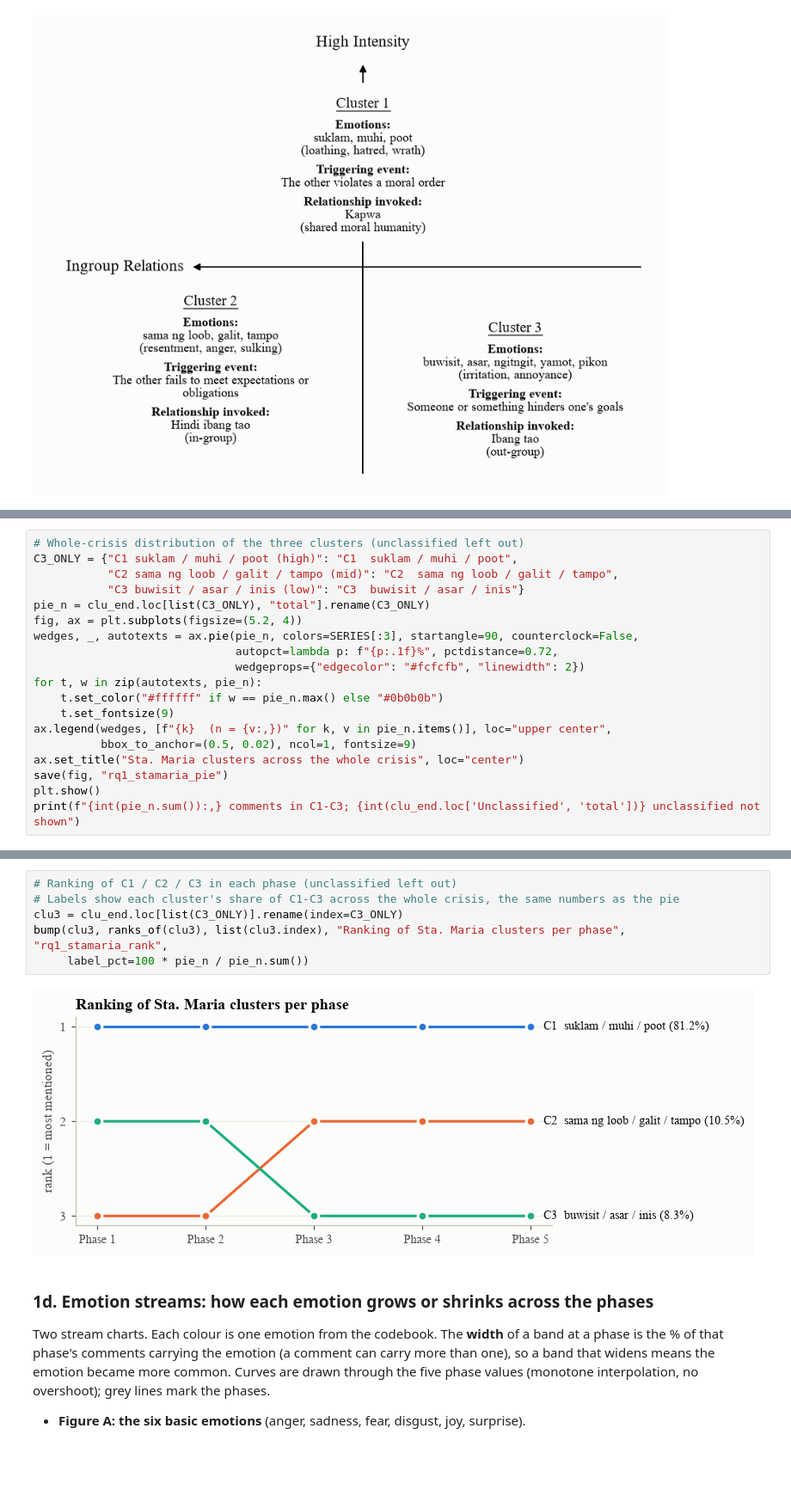
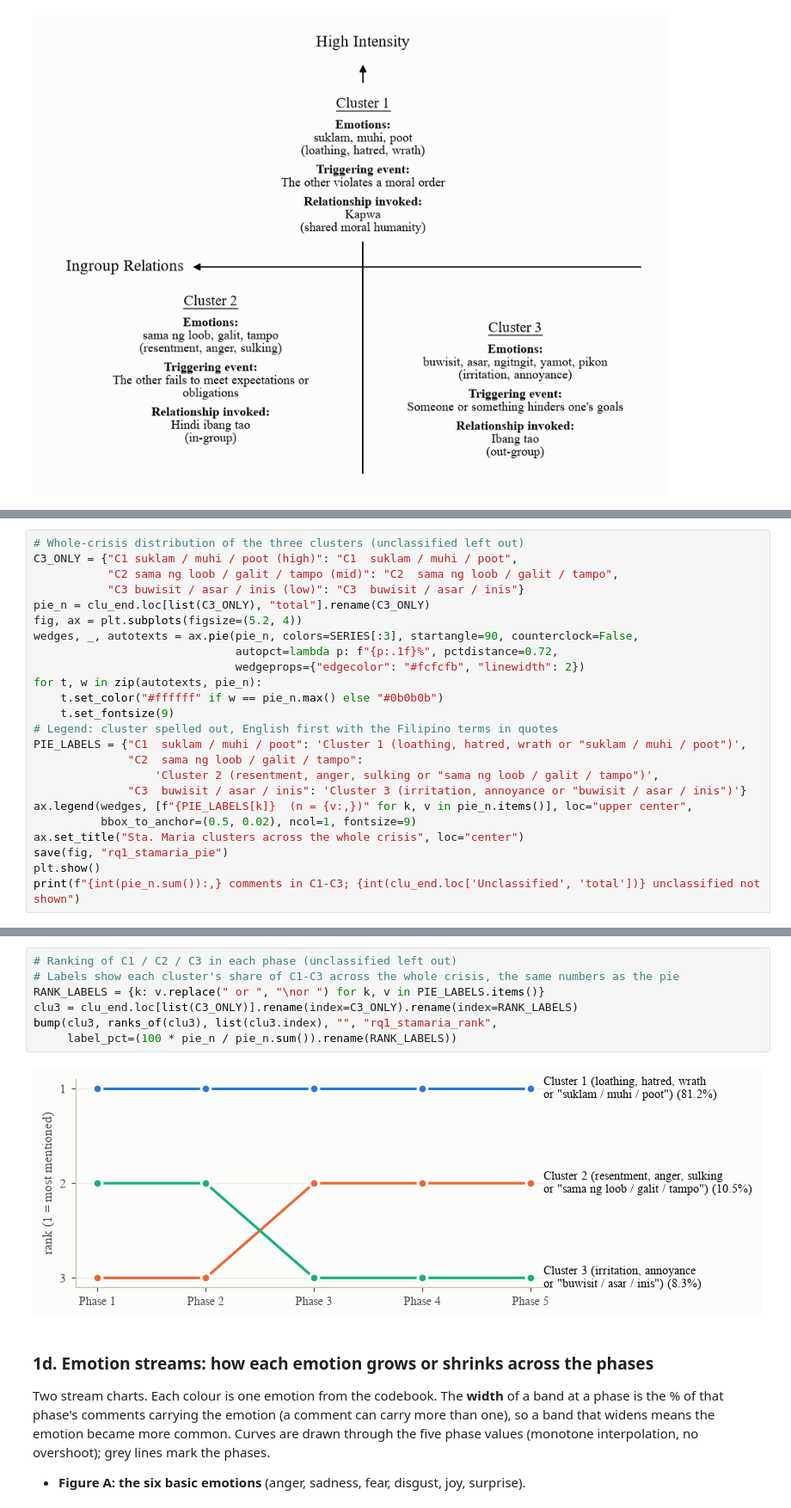
Before and after one commit to mbchavez27/crisis-management-analysis, a Jupyter notebook: 04-statistical-analysis/notebooks/03-findings.ipynb, the cells around one changed output, grey strips where cells are left out. Shown at 86% size. Drawn from its saved outputs; the diff is of its cells as text; blank space fills up the shorter version.

```diff
--- a/04-statistical-analysis/notebooks/03-findings.ipynb
+++ b/04-statistical-analysis/notebooks/03-findings.ipynb
@@ -500,7 +501,12 @@ wedges, _, autotexts = ax.pie(pie_n, colors=SERIES[:3], startangle=90, countercl
 for t, w in zip(autotexts, pie_n):
     t.set_color("#ffffff" if w == pie_n.max() else "#0b0b0b")
     t.set_fontsize(9)
-ax.legend(wedges, [f"{k}  (n = {v:,})" for k, v in pie_n.items()], loc="upper center",
+# Legend: cluster spelled out, English first with the Filipino terms in quotes
+PIE_LABELS = {"C1  suklam / muhi / poot": 'Cluster 1 (loathing, hatred, wrath or "suklam / muhi / poot")',
+              "C2  sama ng loob / galit / tampo":
+                  'Cluster 2 (resentment, anger, sulking or "sama ng loob / galit / tampo")',
+              "C3  buwisit / asar / inis": 'Cluster 3 (irritation, annoyance or "buwisit / asar / inis")'}
+ax.legend(wedges, [f"{PIE_LABELS[k]}  (n = {v:,})" for k, v in pie_n.items()], loc="upper center",
           bbox_to_anchor=(0.5, 0.02), ncol=1, fontsize=9)
 ax.set_title("Sta. Maria clusters across the whole crisis", loc="center")
 save(fig, "rq1_stamaria_pie")
@@ -512,11 +518,12 @@ print(f"{int(pie_n.sum()):,} comments in C1-C3; {int(clu_end.loc['Unclassified',
 # %%
 # Ranking of C1 / C2 / C3 in each phase (unclassified left out)
 # Labels show each cluster's share of C1-C3 across the whole crisis, the same numbers as the pie
-clu3 = clu_end.loc[list(C3_ONLY)].rename(index=C3_ONLY)
-bump(clu3, ranks_of(clu3), list(clu3.index), "Ranking of Sta. Maria clusters per phase", "rq1_stamaria_rank",
-     label_pct=100 * pie_n / pie_n.sum())
+RANK_LABELS = {k: v.replace(" or ", "\nor ") for k, v in PIE_LABELS.items()}
+clu3 = clu_end.loc[list(C3_ONLY)].rename(index=C3_ONLY).rename(index=RANK_LABELS)
+bump(clu3, ranks_of(clu3), list(clu3.index), "", "rq1_stamaria_rank",
+     label_pct=(100 * pie_n / pie_n.sum()).rename(RANK_LABELS))
 # %% [output]
-[figure, old version]
+[figure, new version]
 # %% [markdown]
 ### 1d. Emotion streams: how each emotion grows or shrinks across the phases
 Two stream charts. Each colour is one emotion from the codebook. The **width** of a band at a phase is the % of that
```
Also changed, not shown: parts of 3 cells of this notebook, 3 other files.
